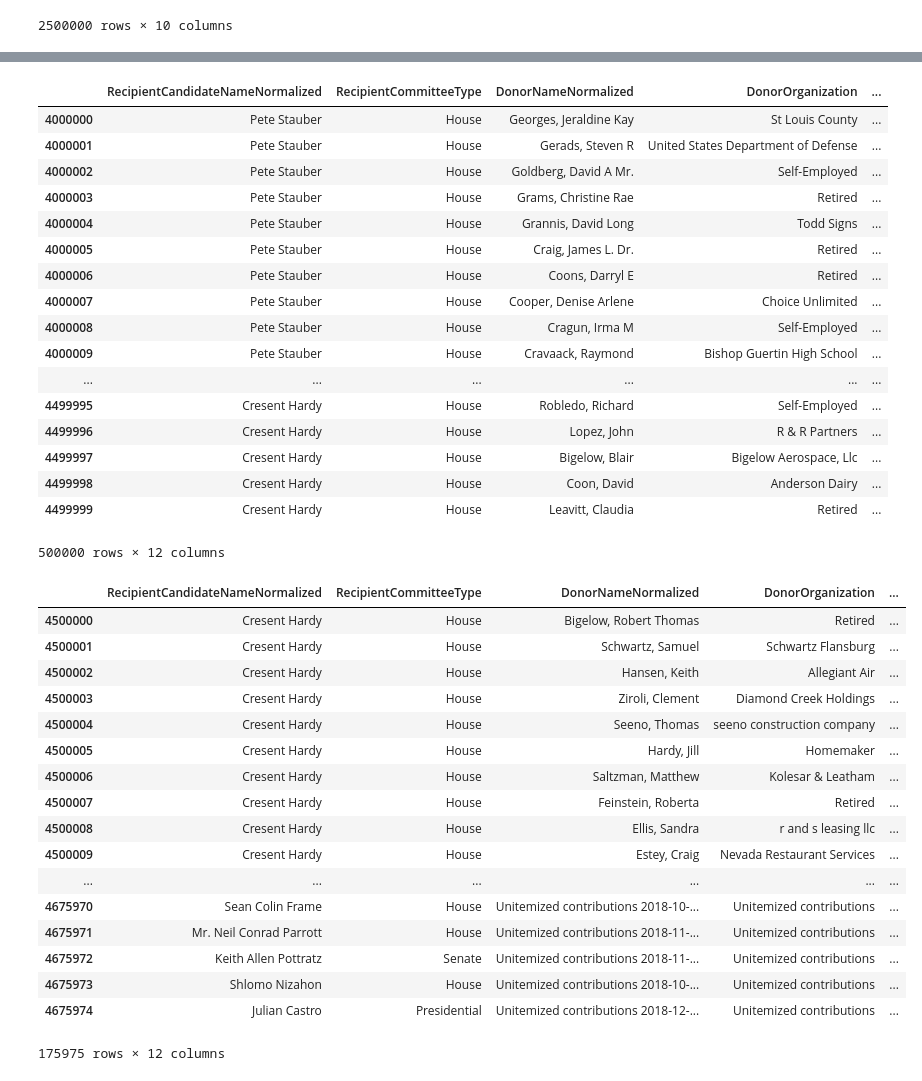
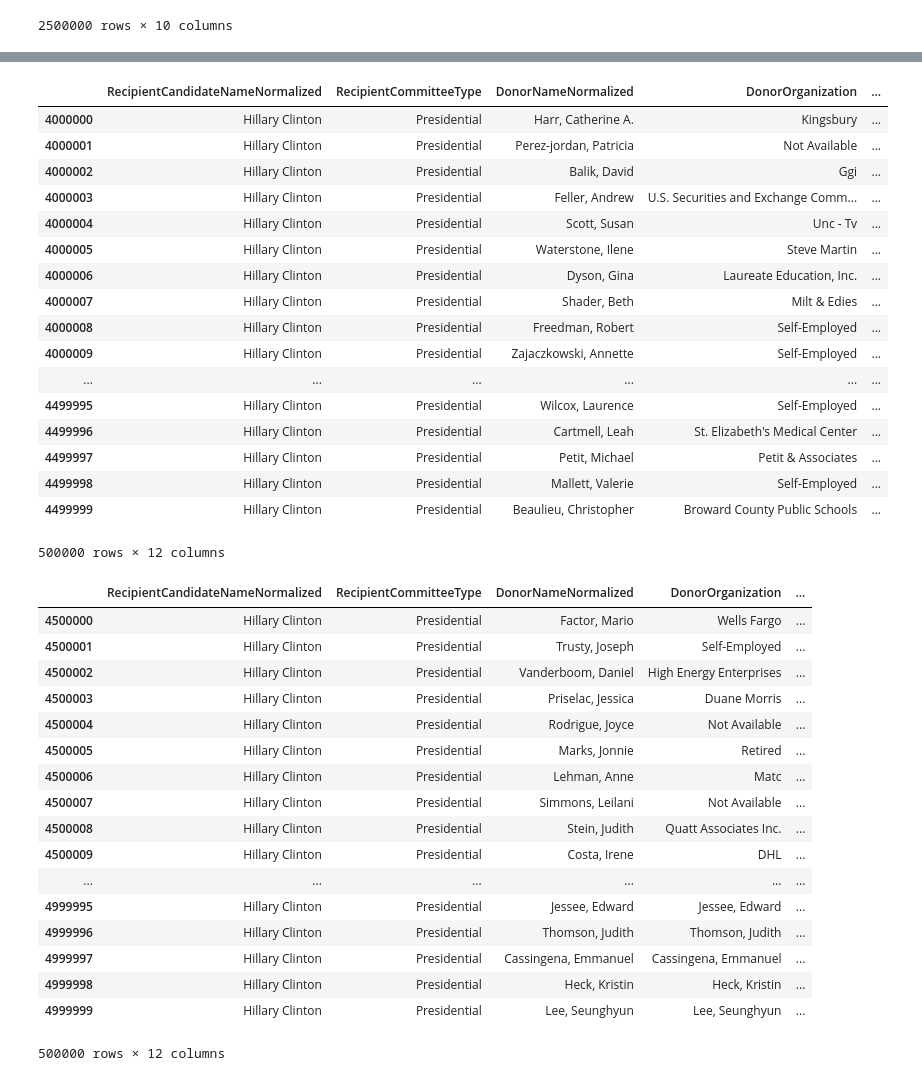
Before and after one commit to jriseman/MapLight, a Jupyter notebook: EDA_initial_aggregation.ipynb, the cells around one changed output, grey strips where cells are left out. Cells and saved outputs as stored; diff of their text form; code cells hidden in the pictures.

```diff
--- a/EDA_initial_aggregation.ipynb
+++ b/EDA_initial_aggregation.ipynb
@@ -294,6 +345,6 @@ df_7
 500000 rows × 12 columns
 # %%
-df = pd.read_csv('cand/2018_cand_8.csv')
+df = pd.read_csv('cand/2016_cand_8.csv')
 df_8 = df[['RecipientCandidateNameNormalized','RecipientCommitteeType','DonorNameNormalized','DonorOrganization',
     'DonorCommitteeNameNormalized','DonorEntityTypeCode', 'DonorEntityType','DonorOccupationNormalized',
     'TransactionDate','TransactionAmount','RecipientCandidateParty','RecipientCandidateICO']]
@@ -301,46 +352,46 @@ df_8.index = np.arange(4000000, len(df_8) + 4000000)
 df_8
 # %% [output]
 |  | RecipientCandidateNameNormalized | RecipientCommitteeType | DonorNameNormalized | DonorOrganization | ... |
-| 4000000 | Pete Stauber | House | Georges, Jeraldine Kay | St Louis County | ... |
-| 4000001 | Pete Stauber | House | Gerads, Steven R | United States Department of Defense | ... |
-| 4000002 | Pete Stauber | House | Goldberg, David A Mr. | Self-Employed | ... |
-| 4000003 | Pete Stauber | House | Grams, Christine Rae | Retired | ... |
-| 4000004 | Pete Stauber | House | Grannis, David Long | Todd Signs | ... |
-| 4000005 | Pete Stauber | House | Craig, James L. Dr. | Retired | ... |
-| 4000006 | Pete Stauber | House | Coons, Darryl E | Retired | ... |
-| 4000007 | Pete Stauber | House | Cooper, Denise Arlene | Choice Unlimited | ... |
-| 4000008 | Pete Stauber | House | Cragun, Irma M | Self-Employed | ... |
-| 4000009 | Pete Stauber | House | Cravaack, Raymond | Bishop Guertin High School | ... |
+| 4000000 | Hillary Clinton | Presidential | Harr, Catherine A. | Kingsbury | ... |
+| 4000001 | Hillary Clinton | Presidential | Perez-jordan, Patricia | Not Available | ... |
+| 4000002 | Hillary Clinton | Presidential | Balik, David | Ggi | ... |
+| 4000003 | Hillary Clinton | Presidential | Feller, Andrew | U.S. Securities and Exchange Comm... | ... |
+| 4000004 | Hillary Clinton | Presidential | Scott, Susan | Unc - Tv | ... |
+| 4000005 | Hillary Clinton | Presidential | Waterstone, Ilene | Steve Martin | ... |
+| 4000006 | Hillary Clinton | Presidential | Dyson, Gina | Laureate Education, Inc. | ... |
+| 4000007 | Hillary Clinton | Presidential | Shader, Beth | Milt & Edies | ... |
+| 4000008 | Hillary Clinton | Presidential | Freedman, Robert | Self-Employed | ... |
+| 4000009 | Hillary Clinton | Presidential | Zajaczkowski, Annette | Self-Employed | ... |
 | ... | ... | ... | ... | ... | ... |
-| 4499995 | Cresent Hardy | House | Robledo, Richard | Self-Employed | ... |
-| 4499996 | Cresent Hardy | House | Lopez, John | R & R Partners | ... |
-| 4499997 | Cresent Hardy | House | Bigelow, Blair | Bigelow Aerospace, Llc | ... |
-| 4499998 | Cresent Hardy | House | Coon, David | Anderson Dairy | ... |
-| 4499999 | Cresent Hardy | House | Leavitt, Claudia | Retired | ... |
+| 4499995 | Hillary Clinton | Presidential | Wilcox, Laurence | Self-Employed | ... |
+| 4499996 | Hillary Clinton | Presidential | Cartmell, Leah | St. Elizabeth's Medical Center | ... |
+| 4499997 | Hillary Clinton | Presidential | Petit, Michael | Petit & Associates | ... |
+| 4499998 | Hillary Clinton | Presidential | Mallett, Valerie | Self-Employed | ... |
+| 4499999 | Hillary Clinton | Presidential | Beaulieu, Christopher | Broward County Public Schools | ... |
 500000 rows × 12 columns
 # %%
-df = pd.read_csv('cand/2018_cand_9.csv')
+df = pd.read_csv('cand/2016_cand_9.csv')
 df_9 = df[['RecipientCandidateNameNormalized','RecipientCommitteeType','DonorNameNormalized','DonorOrganization',
     'DonorCommitteeNameNormalized','DonorEntityTypeCode', 'DonorEntityType','DonorOccupationNormalized',
     'TransactionDate','TransactionAmount','RecipientCandidateParty','RecipientCandidateICO']]
 df_9.index = np.arange(4500000, len(df_9) + 4500000)
 df_9
 # %% [output]
 |  | RecipientCandidateNameNormalized | RecipientCommitteeType | DonorNameNormalized | DonorOrganization | ... |
-| 4500000 | Cresent Hardy | House | Bigelow, Robert Thomas | Retired | ... |
-| 4500001 | Cresent Hardy | House | Schwartz, Samuel | Schwartz Flansburg | ... |
-| 4500002 | Cresent Hardy | House | Hansen, Keith | Allegiant Air | ... |
-| 4500003 | Cresent Hardy | House | Ziroli, Clement | Diamond Creek Holdings | ... |
-| 4500004 | Cresent Hardy | House | Seeno, Thomas | seeno construction company | ... |
-| 4500005 | Cresent Hardy | House | Hardy, Jill | Homemaker | ... |
-| 4500006 | Cresent Hardy | House | Saltzman, Matthew | Kolesar & Leatham | ... |
-| 4500007 | Cresent Hardy | House | Feinstein, Roberta | Retired | ... |
-| 4500008 | Cresent Hardy | House | Ellis, Sandra | r and s leasing llc | ... |
-| 4500009 | Cresent Hardy | House | Estey, Craig | Nevada Restaurant Services | ... |
+| 4500000 | Hillary Clinton | Presidential | Factor, Mario | Wells Fargo | ... |
+| 4500001 | Hillary Clinton | Presidential | Trusty, Joseph | Self-Employed | ... |
+| 4500002 | Hillary Clinton | Presidential | Vanderboom, Daniel | High Energy Enterprises | ... |
+| 4500003 | Hillary Clinton | Presidential | Priselac, Jessica | Duane Morris | ... |
+| 4500004 | Hillary Clinton | Presidential | Rodrigue, Joyce | Not Available | ... |
+| 4500005 | Hillary Clinton | Presidential | Marks, Jonnie | Retired | ... |
+| 4500006 | Hillary Clinton | Presidential | Lehman, Anne | Matc | ... |
+| 4500007 | Hillary Clinton | Presidential | Simmons, Leilani | Not Available | ... |
+| 4500008 | Hillary Clinton | Presidential | Stein, Judith | Quatt Associates Inc. | ... |
+| 4500009 | Hillary Clinton | Presidential | Costa, Irene | DHL | ... |
 | ... | ... | ... | ... | ... | ... |
-| 4675970 | Sean Colin Frame | House | Unitemized contributions 2018-10-... | Unitemized contributions | ... |
-| 4675971 | Mr. Neil Conrad Parrott | House | Unitemized contributions 2018-11-... | Unitemized contributions | ... |
-| 4675972 | Keith Allen Pottratz | Senate | Unitemized contributions 2018-11-... | Unitemized contributions | ... |
-| 4675973 | Shlomo Nizahon | House | Unitemized contributions 2018-10-... | Unitemized contributions | ... |
-| 4675974 | Julian Castro | Presidential | Unitemized contributions 2018-12-... | Unitemized contributions | ... |
+| 4999995 | Hillary Clinton | Presidential | Jessee, Edward | Jessee, Edward | ... |
+| 4999996 | Hillary Clinton | Presidential | Thomson, Judith | Thomson, Judith | ... |
+| 4999997 | Hillary Clinton | Presidential | Cassingena, Emmanuel | Cassingena, Emmanuel | ... |
+| 4999998 | Hillary Clinton | Presidential | Heck, Kristin | Heck, Kristin | ... |
+| 4999999 | Hillary Clinton | Presidential | Lee, Seunghyun | Lee, Seunghyun | ... |
-175975 rows × 12 columns
+500000 rows × 12 columns
```
Also changed, not shown: parts of 26 cells of this notebook, 6 other files.
